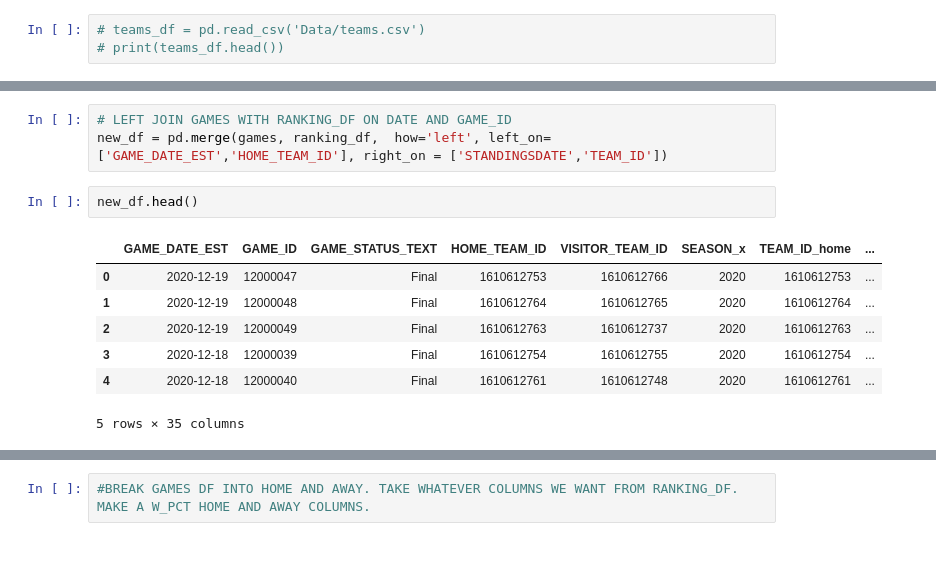
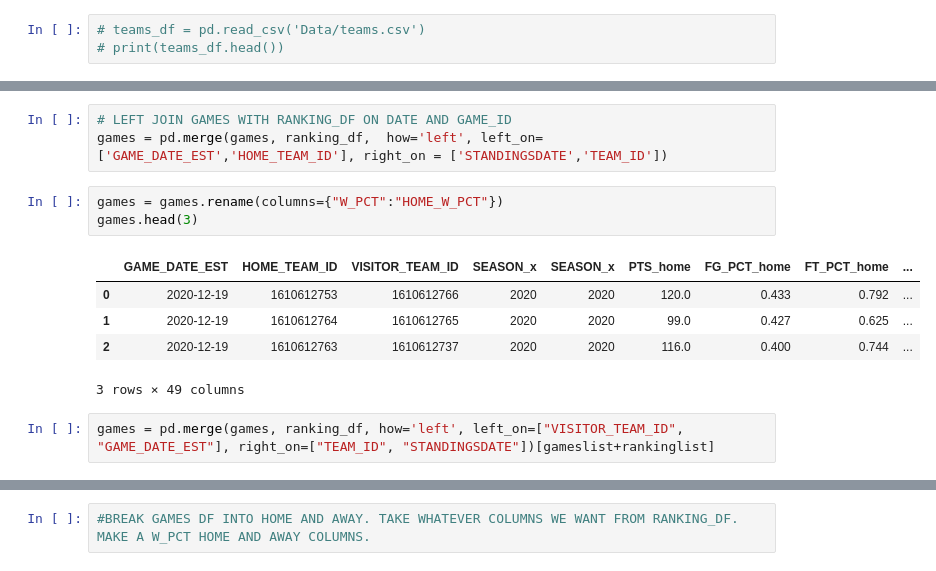
Before and after one commit to olivedisaster/final-project, a Jupyter notebook: write_data_BMW.ipynb, the cells around one changed output, grey strips where cells are left out. Cells and saved outputs as stored; diff of their text form.

```diff
--- a/write_data_BMW.ipynb
+++ b/write_data_BMW.ipynb
@@ -343,13 +362,14 @@ len(ranking_df)
 # %%
 # LEFT JOIN GAMES WITH RANKING_DF ON DATE AND GAME_ID
-new_df = pd.merge(games, ranking_df,  how='left', left_on=['GAME_DATE_EST','HOME_TEAM_ID'], right_on = ['STANDINGSDATE','TEAM_ID'])
+games = pd.merge(games, ranking_df,  how='left', left_on=['GAME_DATE_EST','HOME_TEAM_ID'], right_on = ['STANDINGSDATE','TEAM_ID'])
-# %%
-new_df.head()
-# %% [output]
-|  | GAME_DATE_EST | GAME_ID | GAME_STATUS_TEXT | HOME_TEAM_ID | VISITOR_TEAM_ID | SEASON_x | TEAM_ID_home | ... |
-| 0 | 2020-12-19 | 12000047 | Final | 1610612753 | 1610612766 | 2020 | 1610612753 | ... |
-| 1 | 2020-12-19 | 12000048 | Final | 1610612764 | 1610612765 | 2020 | 1610612764 | ... |
-| 2 | 2020-12-19 | 12000049 | Final | 1610612763 | 1610612737 | 2020 | 1610612763 | ... |
-| 3 | 2020-12-18 | 12000039 | Final | 1610612754 | 1610612755 | 2020 | 1610612754 | ... |
-| 4 | 2020-12-18 | 12000040 | Final | 1610612761 | 1610612748 | 2020 | 1610612761 | ... |
-5 rows × 35 columns
+# %%
+games = games.rename(columns={"W_PCT":"HOME_W_PCT"})
+games.head(3)
+# %% [output]
+|  | GAME_DATE_EST | HOME_TEAM_ID | VISITOR_TEAM_ID | SEASON_x | SEASON_x | PTS_home | FG_PCT_home | FT_PCT_home | ... |
+| 0 | 2020-12-19 | 1610612753 | 1610612766 | 2020 | 2020 | 120.0 | 0.433 | 0.792 | ... |
+| 1 | 2020-12-19 | 1610612764 | 1610612765 | 2020 | 2020 | 99.0 | 0.427 | 0.625 | ... |
+| 2 | 2020-12-19 | 1610612763 | 1610612737 | 2020 | 2020 | 116.0 | 0.400 | 0.744 | ... |
+3 rows × 49 columns
+# %%
+games = pd.merge(games, ranking_df, how='left', left_on=["VISITOR_TEAM_ID", "GAME_DATE_EST"], right_on=["TEAM_ID", "STANDINGSDATE"])[gameslist+rankinglist]
```
Also changed, not shown: parts of 8 cells of this notebook.
